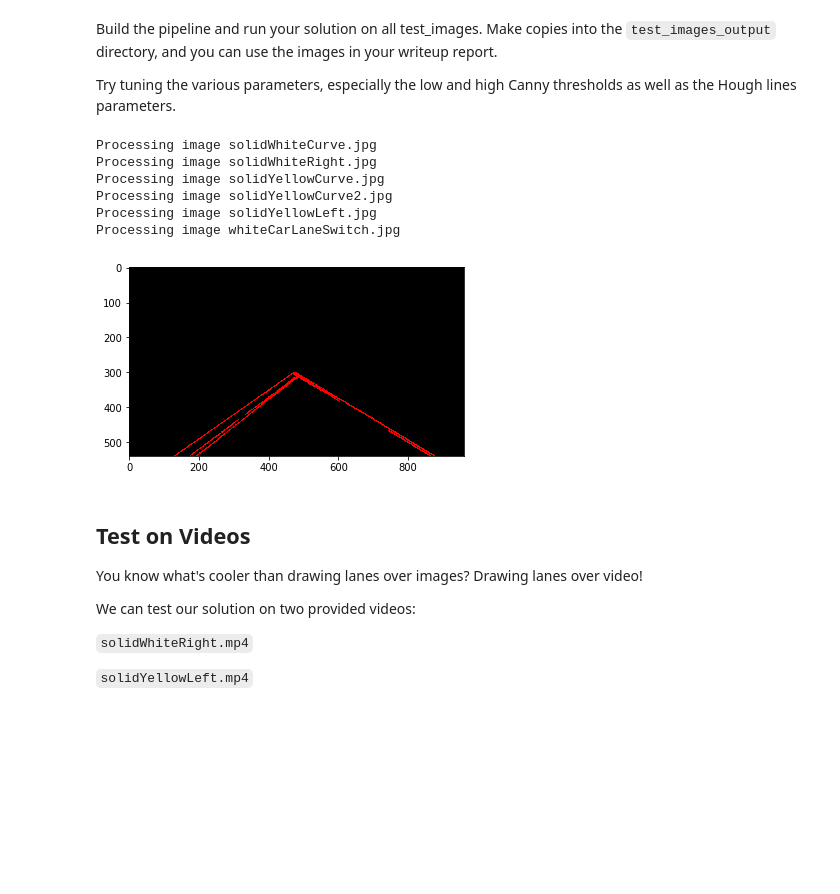
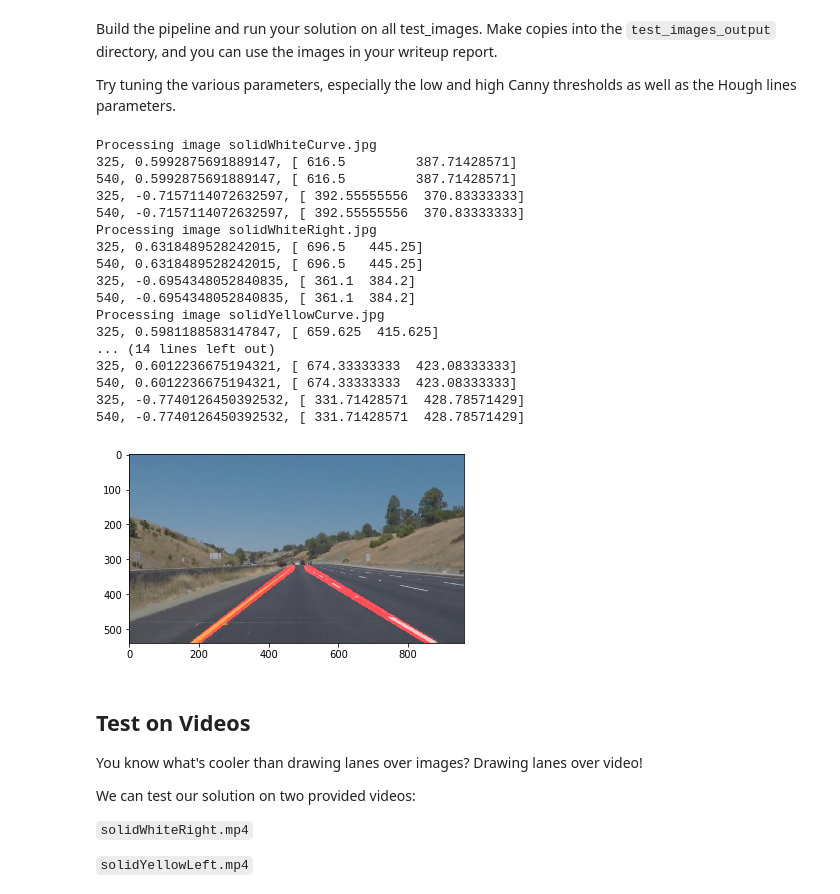
Before and after one commit to mccorby/Course-SDC, a Jupyter notebook: Term1/CarND-LaneLines-P1/P1.ipynb, the cells around one changed output. Drawn from its saved outputs; the diff is of its cells as text; code cells hidden in the pictures; blank space fills up the shorter version.

Commit message:
Curated lines

```diff
--- a/Term1/CarND-LaneLines-P1/P1.ipynb
+++ b/Term1/CarND-LaneLines-P1/P1.ipynb
@@ -222,37 +275,49 @@ def pipeline(img):
     result = gaussian_blur(result, gaussian_kernel_size)
 
     # 4. Apply Canny Edge Detector
     canny_low_threshold = 50
     canny_high_threshold = 150
     result = canny(result, canny_low_threshold, canny_high_threshold)
 
     # 5. Apply Hough Transform
     rho = 2
     theta = np.pi/180 # angular resolution in radians of the Hough grid. 1 degree
     threshold = 15 # 15 points in image space need to be associated with each line segment
     min_line_length = 40 # In pixels
     max_line_gap = 20 # In pixels
     result = hough_lines(result, rho, theta, threshold, min_line_length, max_line_gap)
 
     return result
 
 images_dir = "test_images"
 images_output_dir = 'test_images_output'
 images = os.listdir(images_dir)
 for image_file in images:
     print('{} {}'.format('Processing image', image_file))
     image = mpimg.imread(os.path.join(images_dir, image_file))
     result = pipeline(image)
     cv2.imwrite(os.path.join(images_output_dir, image_file), result)
+    result = weighted_img(result, image)
     plt.imshow(result)
 # %% [output]
 Processing image solidWhiteCurve.jpg
+325, 0.5992875691889147, [ 616.5         387.71428571]
+540, 0.5992875691889147, [ 616.5         387.71428571]
+325, -0.7157114072632597, [ 392.55555556  370.83333333]
+540, -0.7157114072632597, [ 392.55555556  370.83333333]
 Processing image solidWhiteRight.jpg
+325, 0.6318489528242015, [ 696.5   445.25]
+540, 0.6318489528242015, [ 696.5   445.25]
+325, -0.6954348052840835, [ 361.1  384.2]
+540, -0.6954348052840835, [ 361.1  384.2]
 Processing image solidYellowCurve.jpg
-Processing image solidYellowCurve2.jpg
-Processing image solidYellowLeft.jpg
-Processing image whiteCarLaneSwitch.jpg
+325, 0.5981188583147847, [ 659.625  415.625]
+... (14 lines left out)
+325, 0.6012236675194321, [ 674.33333333  423.08333333]
+540, 0.6012236675194321, [ 674.33333333  423.08333333]
+325, -0.7740126450392532, [ 331.71428571  428.78571429]
+540, -0.7740126450392532, [ 331.71428571  428.78571429]
-[figure, old version]
+[figure, new version]
 # %% [markdown]
 ## Test on Videos
 
```
Also changed, not shown: parts of 5 cells of this notebook.
